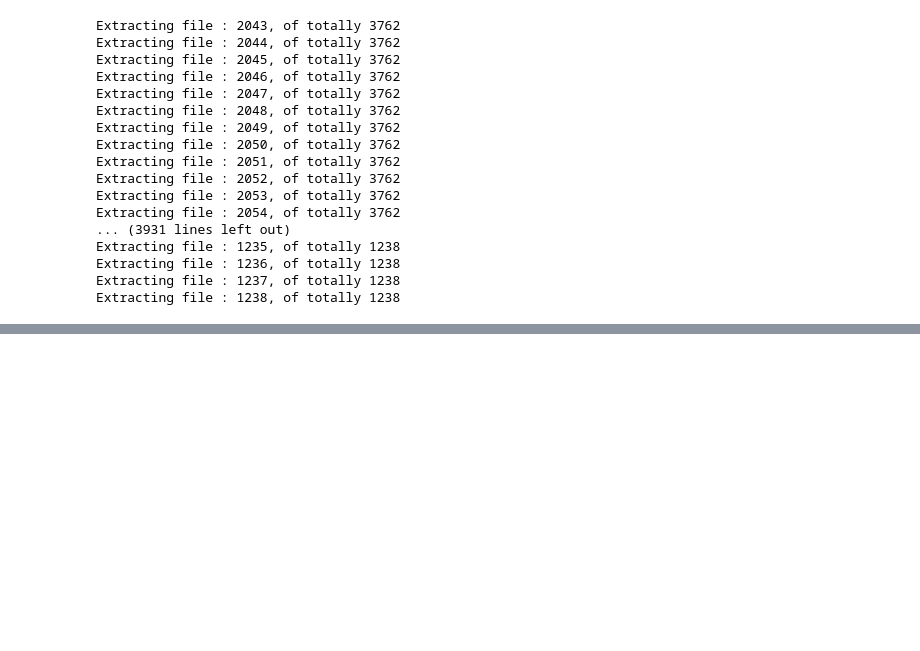
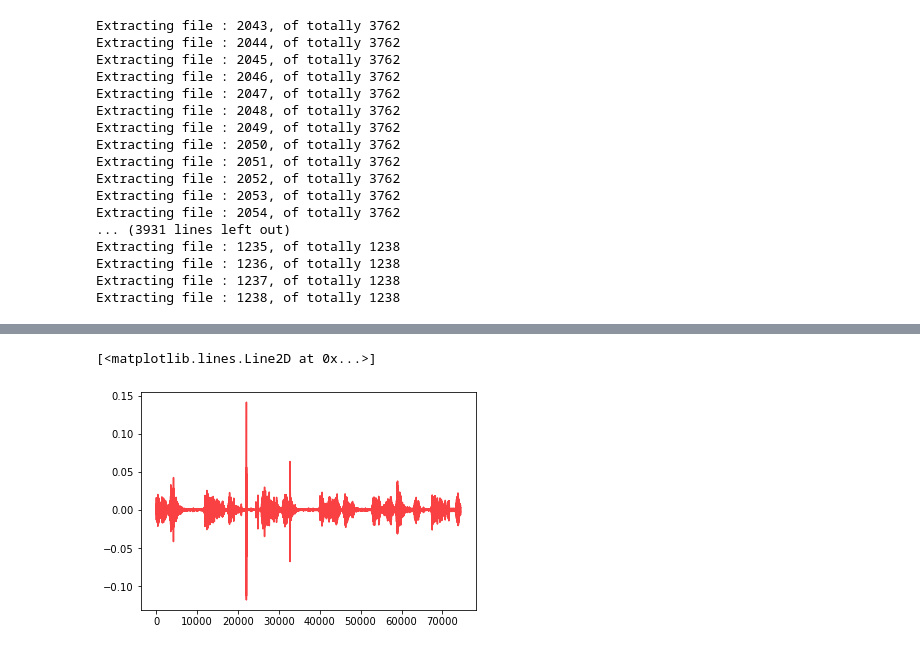
Before and after one commit to AndrineElse/AndrineElsetronning_Master2021, a Jupyter notebook: src/feature extraction/synthetic_dataset_create.ipynb, the cells around one changed output, grey strips where cells are left out. Cells and saved outputs as stored; diff of their text form; code cells hidden in the pictures; blank space fills up the shorter version.

```diff
--- a/src/feature extraction/synthetic_dataset_create.ipynb
+++ b/src/feature extraction/synthetic_dataset_create.ipynb
@@ -143,7 +144,7 @@ def zero_pad(ts, fixed_len):
 
 
 lowcut = 150
-highcut = 2400
+highcut = 2000
 FRAME_RATE = 5000
 
 def butter_bandpass(lowcut, highcut, fs, order=5):
@@ -387,0 +547,17 @@ array(['/home/andrine/Desktop/dataTromso/Hasse413/10000708_lungelyd_6.wav',
+# %%
+
+
+sr, audio = utility.read_wav_file('/home/andrine/Desktop/dataTromso/Hasse413/10000708_lungelyd_4.wav', target_rate)
+
+
+audio = utility.denoise_audio(audio)
+audio, sr = utility.downsample(audio, sr, 5000), 5000
+
+audio = np.apply_along_axis(bandpass_filter, 0, audio).astype('float64')
+#audio = znorm(audio)
+soundfile.write('/home/andrine/Desktop/new.wav', audio, 5000, subtype='PCM_16')
+# %%
+plt.plot(audio)
+# %% [output]
+[<matplotlib.lines.Line2D at 0x...>]
+[figure, added]
```
Also changed, not shown: parts of 8 cells of this notebook, 32 other files.
